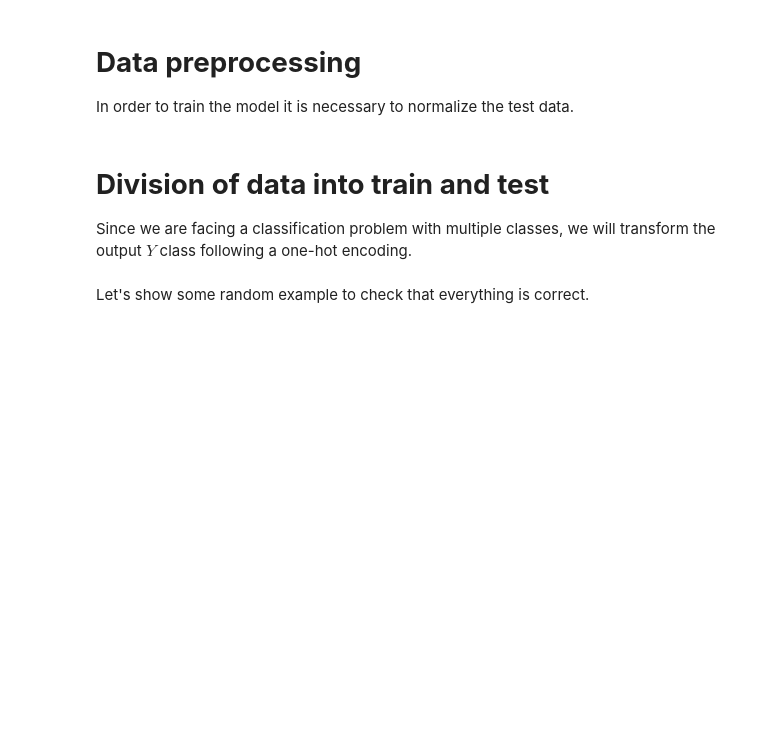
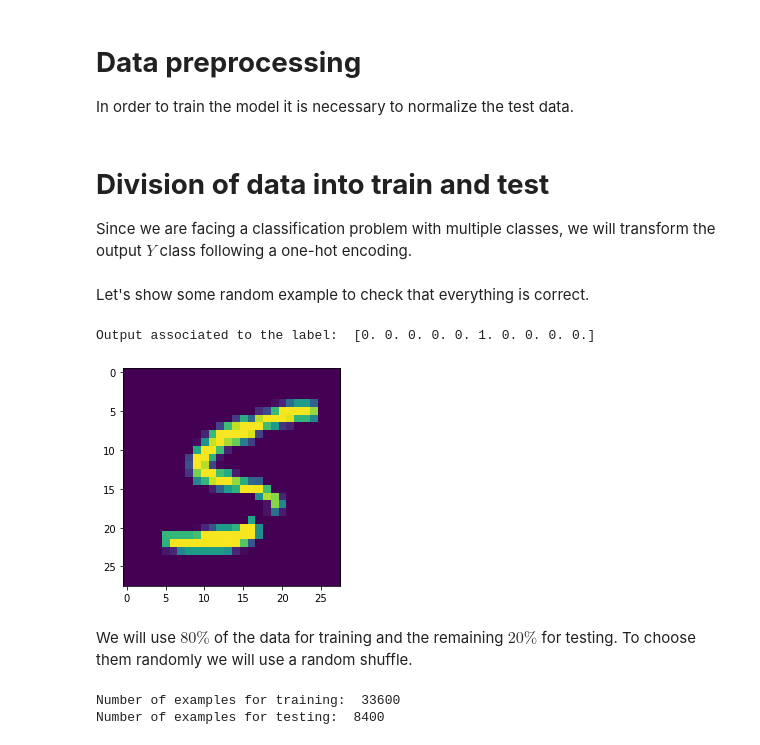
Before and after one commit to Ruddy9501/Digit-Recognizer, a Jupyter notebook: digit_recognizer.ipynb, the cells around one changed output. Drawn from its saved outputs; the diff is of its cells as text; code cells hidden in the pictures; blank space fills up the shorter version.

```diff
--- a/digit_recognizer.ipynb
+++ b/digit_recognizer.ipynb
@@ -68,5 +68,27 @@ Y = to_categorical(Y)
 Let's show some random example to check that everything is correct.
 # %%
 sample = np.random.choice(X.shape[0])
-plt.imshow(np.reshape(X[:, sample], ((28, 28))))
-print("Output associated to the label: ", Y[muestra])
+plt.imshow(np.reshape(X[sample, :], ((28, 28))))
+print("Output associated to the label: ", Y[sample])
+# %% [output]
+Output associated to the label:  [0. 0. 0. 0. 0. 1. 0. 0. 0. 0.]
+[figure, added]
+# %% [markdown]
+We will use $80\%$ of the data for training and the remaining $20\%$ for testing. To choose them randomly we will use a random shuffle.
+# %%
+random.seed(1)
+indexs = np.arange(n)
+random.shuffle (indexs)
+position = int(n * 0.8)
+
+X_train = X[indexs[:position]]
+Y_train = Y[indexs[:position]]
+
+X_test  = X[indexs[position:]]
+Y_test  = Y[indexs[position:]]
+
+print("Number of examples for training: ", X_train.shape[0])
+print("Number of examples for testing: ", X_test.shape[0])
+# %% [output]
+Number of examples for training:  33600
+Number of examples for testing:  8400
```
Also changed, not shown: parts of 2 cells of this notebook.
